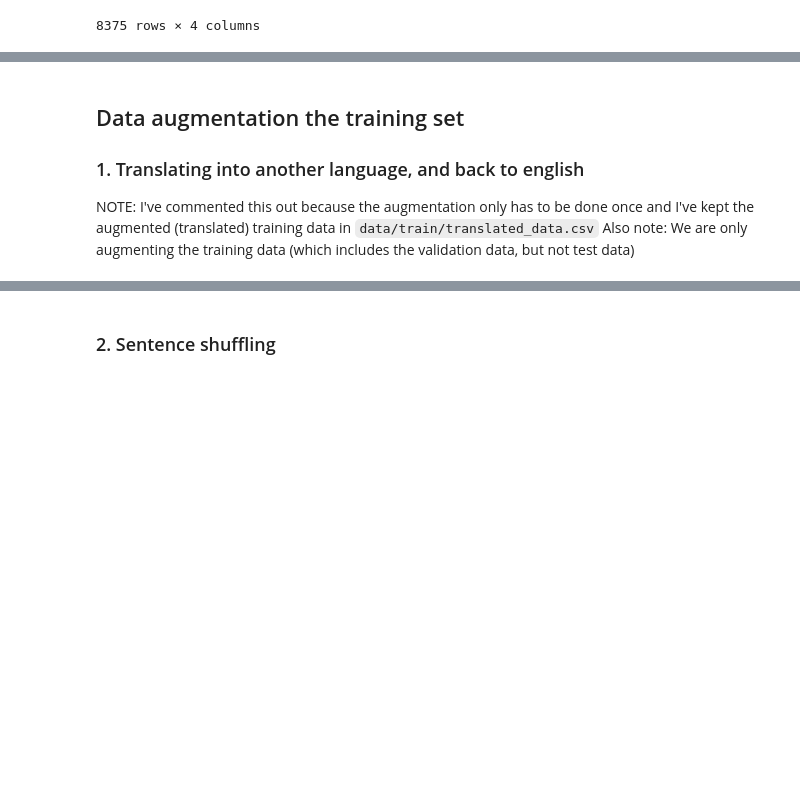
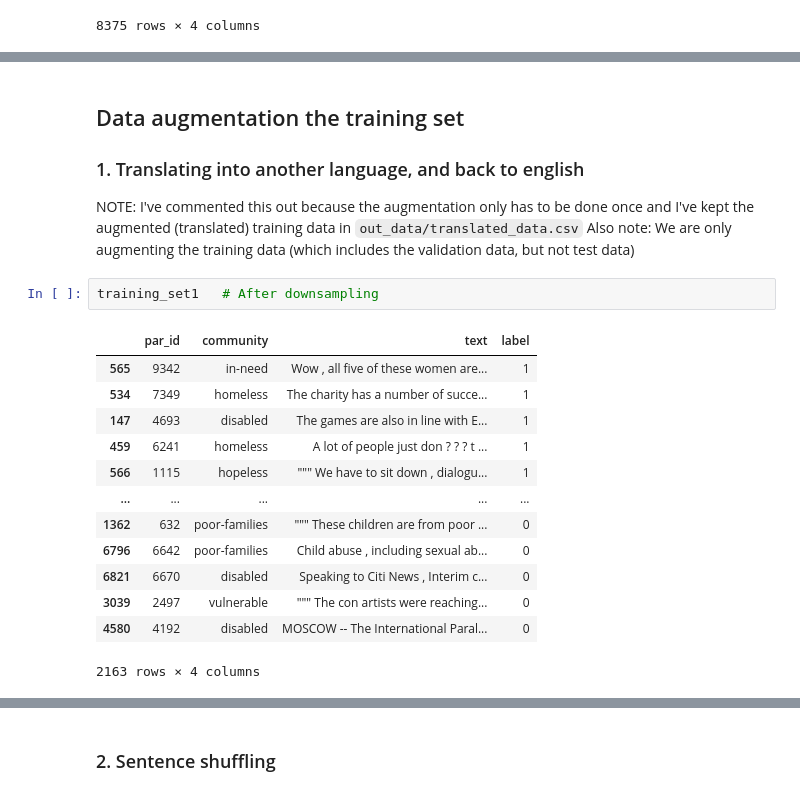
Before and after one commit to christin-s/nlp-pcl-analysis, a Jupyter notebook: Ensemble_learning_approach.ipynb, the cells around one changed output, grey strips where cells are left out. Drawn from its saved outputs; the diff is of its cells as text; blank space fills up the shorter version.

```diff
--- a/Ensemble_learning_approach.ipynb
+++ b/Ensemble_learning_approach.ipynb
@@ -215,6 +219,22 @@ total samples:  2382
 # %% [markdown]
 ## Data augmentation the training set
 ### 1. Translating into another language, and back to english
-NOTE: I've commented this out because the augmentation only has to be done once and I've kept the augmented (translated) training data in `data/train/translated_data.csv`
+NOTE: I've commented this out because the augmentation only has to be done once and I've kept the augmented (translated) training data in `out_data/translated_data.csv`
 Also note: We are only augmenting the training data (which includes the validation data, but not test data)
+# %%
+training_set1   # After downsampling
+# %% [output]
+|  | par_id | community | text | label |
+| 565 | 9342 | in-need | Wow , all five of these women are... | 1 |
+| 534 | 7349 | homeless | The charity has a number of succe... | 1 |
+| 147 | 4693 | disabled | The games are also in line with E... | 1 |
+| 459 | 6241 | homeless | A lot of people just don ? ? ? t ... | 1 |
+| 566 | 1115 | hopeless | """ We have to sit down , dialogu... | 1 |
+| ... | ... | ... | ... | ... |
+| 1362 | 632 | poor-families | """ These children are from poor ... | 0 |
+| 6796 | 6642 | poor-families | Child abuse , including sexual ab... | 0 |
+| 6821 | 6670 | disabled | Speaking to Citi News , Interim c... | 0 |
+| 3039 | 2497 | vulnerable | """ The con artists were reaching... | 0 |
+| 4580 | 4192 | disabled | MOSCOW -- The International Paral... | 0 |
+2163 rows × 4 columns
 # %%
```
Also changed, not shown: parts of 10 cells of this notebook, 2 other files.
